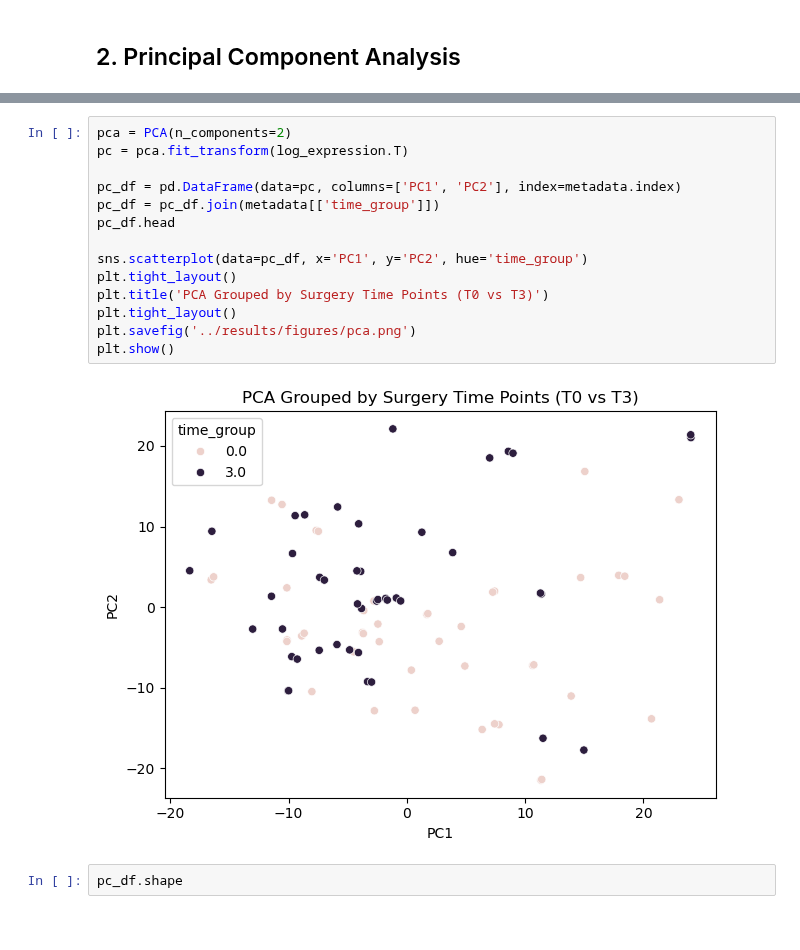
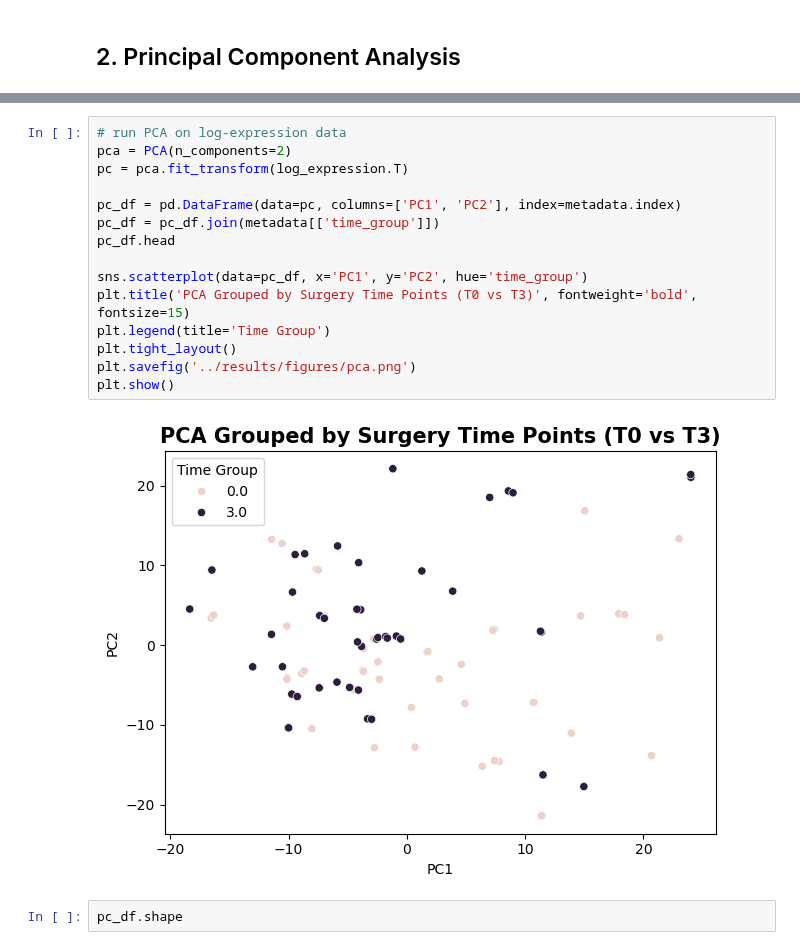
Before and after one commit to jamesh5391/bariatric-rna-seq, a Jupyter notebook: src/main.ipynb, the cells around one changed output, grey strips where cells are left out. Drawn from its saved outputs; the diff is of its cells as text.

Commit message:
add gene enrichment, plot tweaks

```diff
--- a/src/main.ipynb
+++ b/src/main.ipynb
@@ -144,21 +150,22 @@ metadata[['time_group', 'refinebio_title']]
 | SRR1785325 | 3.0 | SAT22_T3 |
 88 rows × 2 columns
 # %%
+# run PCA on log-expression data
 pca = PCA(n_components=2)
 pc = pca.fit_transform(log_expression.T)
 
 pc_df = pd.DataFrame(data=pc, columns=['PC1', 'PC2'], index=metadata.index)
 pc_df = pc_df.join(metadata[['time_group']])
 pc_df.head
 
 sns.scatterplot(data=pc_df, x='PC1', y='PC2', hue='time_group')
-plt.tight_layout()
-plt.title('PCA Grouped by Surgery Time Points (T0 vs T3)')
+plt.title('PCA Grouped by Surgery Time Points (T0 vs T3)', fontweight='bold', fontsize=15)
+plt.legend(title='Time Group')
 plt.tight_layout()
 plt.savefig('../results/figures/pca.png')
 plt.show()
 # %% [output]
-[figure, old version]
+[figure, new version]
 # %%
 pc_df.shape
 # %% [output]
```
Also changed, not shown: parts of 9 cells of this notebook, 3 other files.
